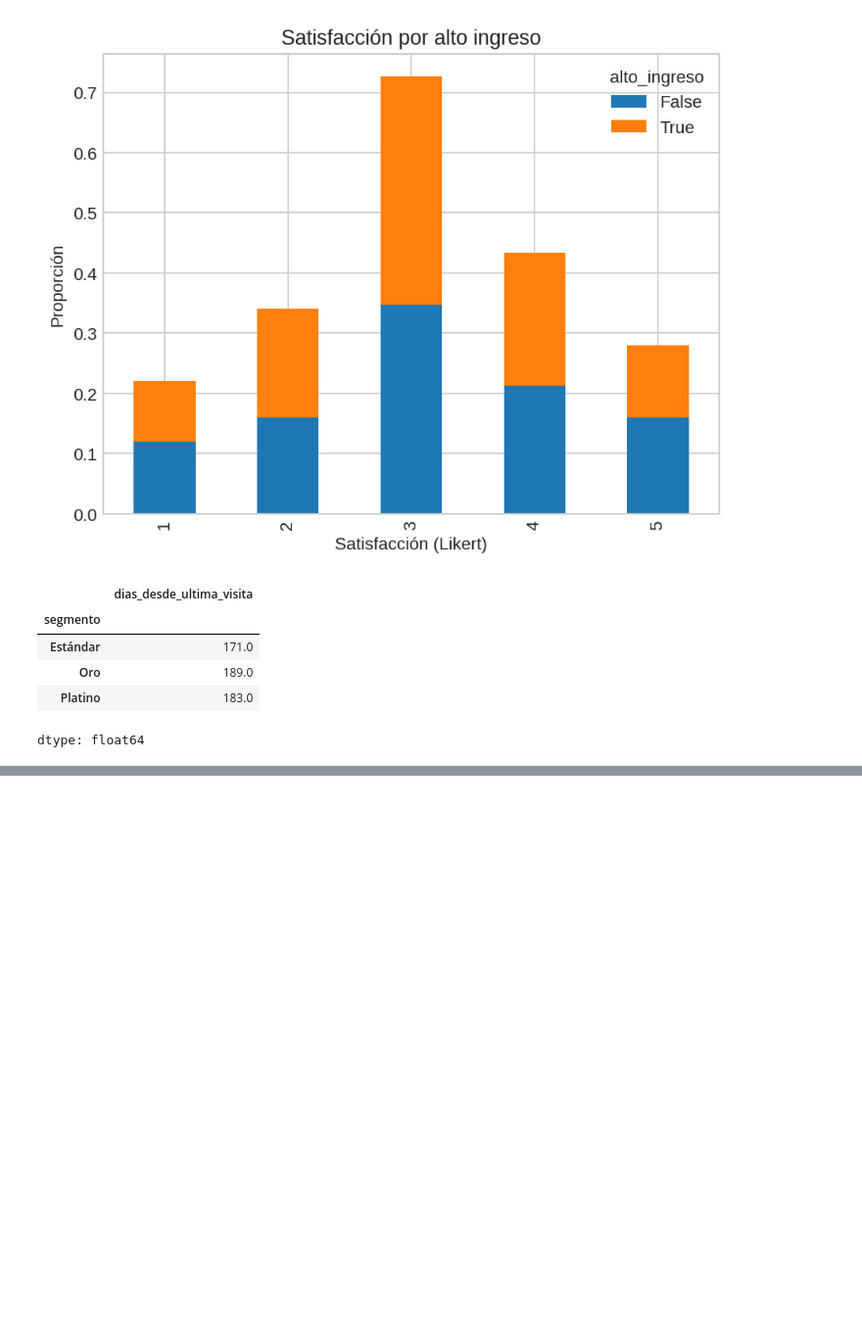
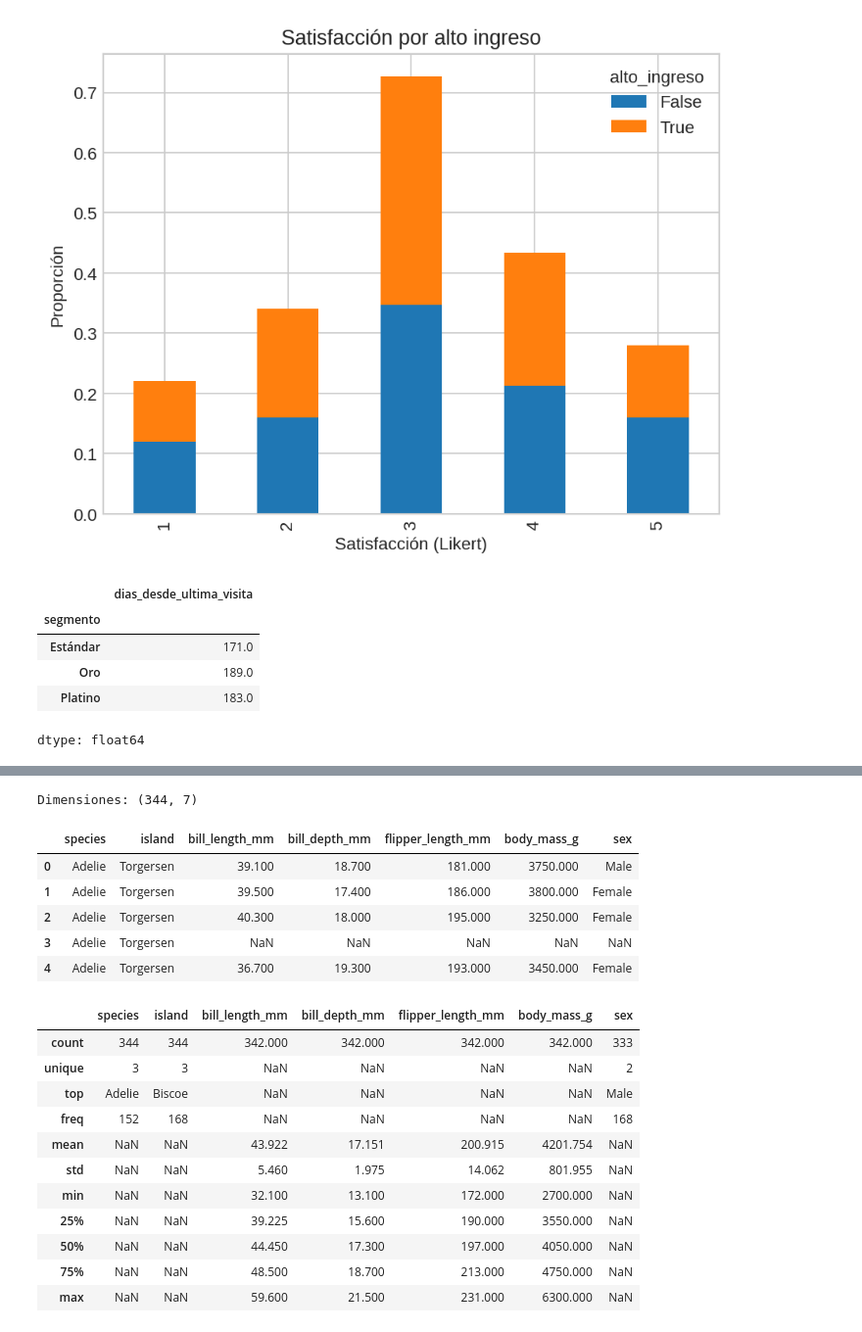
Before and after one commit to RamosTor/MineriaDeDatos, a Jupyter notebook: Conceptos.ipynb, the cells around one changed output, grey strips where cells are left out. Shown at 98% size. Cells and saved outputs as stored; diff of their text form; code cells hidden in the pictures; blank space fills up the shorter version.

```diff
--- a/Conceptos.ipynb
+++ b/Conceptos.ipynb
@@ -1433,0 +1459,42 @@ dtype: float64
+# %%
+# # Minería de Datos: Correlación con pandas (Colab)
+# Objetivo: entender y aplicar correlaciones (Pearson, Spearman, Kendall) en un dataset real.
+
+import numpy as np
+import pandas as pd
+import seaborn as sns
+import matplotlib.pyplot as plt
+
+from scipy.stats import pearsonr, spearmanr, kendalltau
+import statsmodels.api as sm
+from statsmodels.stats.outliers_influence import variance_inflation_factor
+
+sns.set(style="whitegrid")
+pd.set_option('display.float_format', lambda x: f'{x:.3f}')
+# %%
+# Cargar dataset de pingüinos desde seaborn
+df = sns.load_dataset("penguins")
+
+print("Dimensiones:", df.shape)
+display(df.head())
+display(df.describe(include='all'))
+# %% [output]
+Dimensiones: (344, 7)
+|  | species | island | bill_length_mm | bill_depth_mm | flipper_length_mm | body_mass_g | sex |
+| 0 | Adelie | Torgersen | 39.100 | 18.700 | 181.000 | 3750.000 | Male |
+| 1 | Adelie | Torgersen | 39.500 | 17.400 | 186.000 | 3800.000 | Female |
+| 2 | Adelie | Torgersen | 40.300 | 18.000 | 195.000 | 3250.000 | Female |
+| 3 | Adelie | Torgersen | NaN | NaN | NaN | NaN | NaN |
+| 4 | Adelie | Torgersen | 36.700 | 19.300 | 193.000 | 3450.000 | Female |
+|  | species | island | bill_length_mm | bill_depth_mm | flipper_length_mm | body_mass_g | sex |
+| count | 344 | 344 | 342.000 | 342.000 | 342.000 | 342.000 | 333 |
+| unique | 3 | 3 | NaN | NaN | NaN | NaN | 2 |
+| top | Adelie | Biscoe | NaN | NaN | NaN | NaN | Male |
+| freq | 152 | 168 | NaN | NaN | NaN | NaN | 168 |
+| mean | NaN | NaN | 43.922 | 17.151 | 200.915 | 4201.754 | NaN |
+| std | NaN | NaN | 5.460 | 1.975 | 14.062 | 801.955 | NaN |
+| min | NaN | NaN | 32.100 | 13.100 | 172.000 | 2700.000 | NaN |
+| 25% | NaN | NaN | 39.225 | 15.600 | 190.000 | 3550.000 | NaN |
+| 50% | NaN | NaN | 44.450 | 17.300 | 197.000 | 4050.000 | NaN |
+| 75% | NaN | NaN | 48.500 | 18.700 | 213.000 | 4750.000 | NaN |
+| max | NaN | NaN | 59.600 | 21.500 | 231.000 | 6300.000 | NaN |
```
Also changed, not shown: parts of 42 cells of this notebook.
